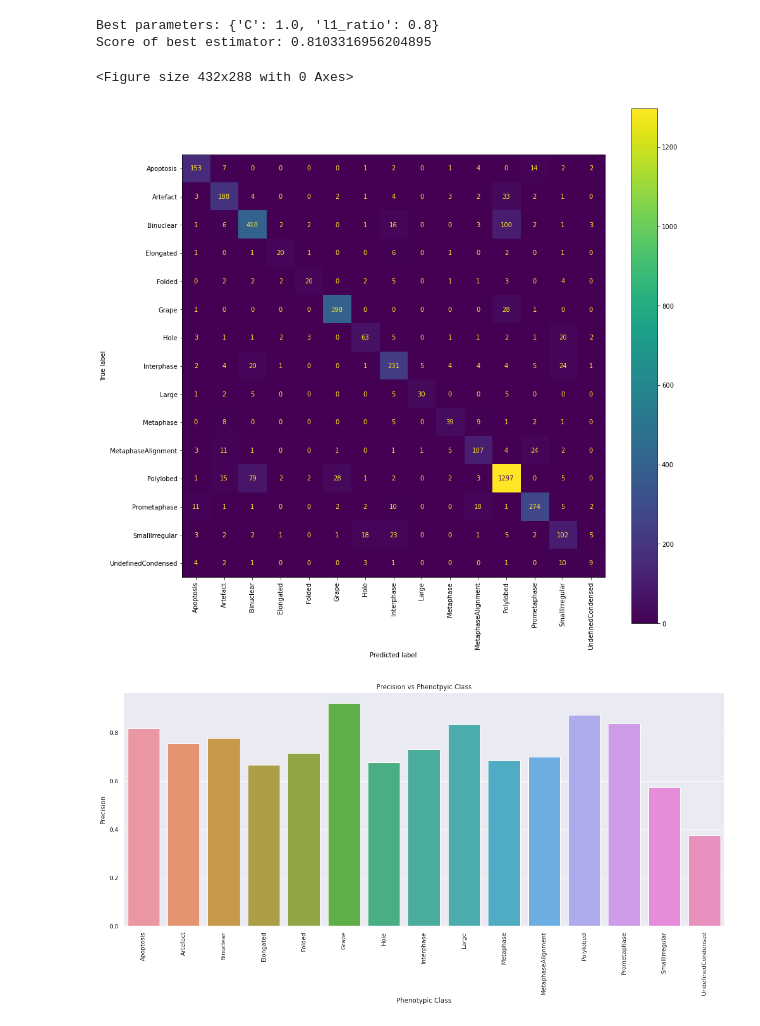
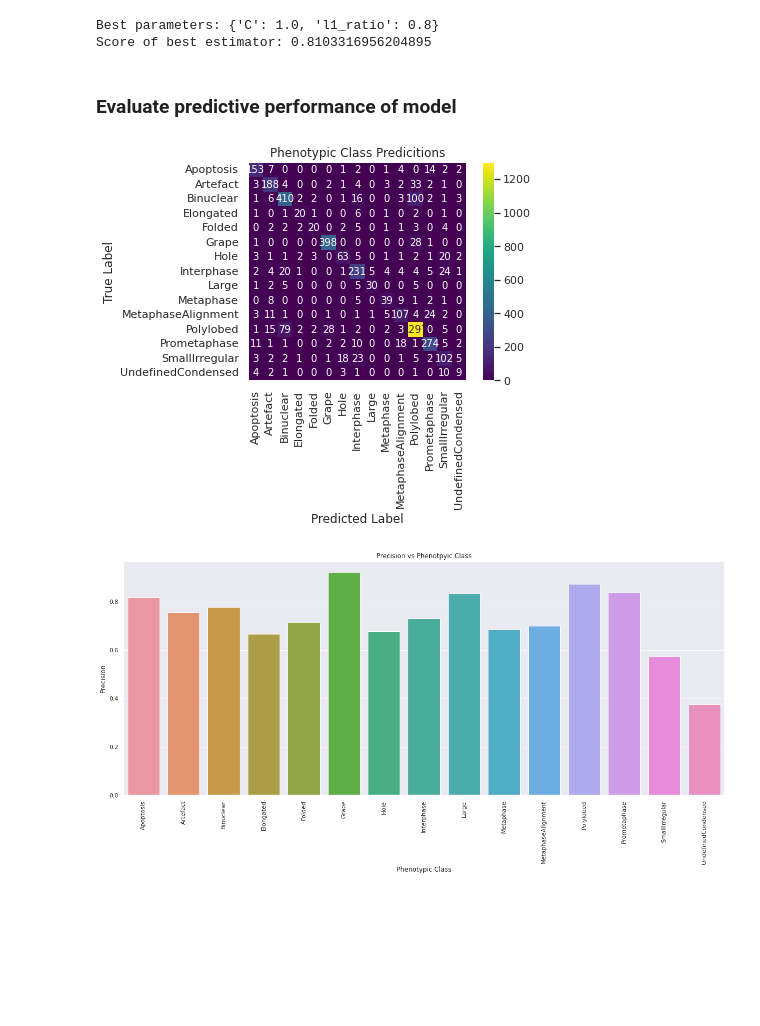
Before and after one commit to WayScience/phenotypic_profiling, a Jupyter notebook: 2.ML_model/DP_model.ipynb, the cells around one changed output. Drawn from its saved outputs; the diff is of its cells as text; code cells hidden in the pictures; blank space fills up the shorter version.

```diff
--- a/2.ML_model/DP_model.ipynb
+++ b/2.ML_model/DP_model.ipynb
@@ -121,23 +127,24 @@ log_reg_model = LogisticRegression(
 # %% [output]
 Best parameters: {'C': 1.0, 'l1_ratio': 0.8}
 Score of best estimator: 0.8103316956204895
+# %% [markdown]
+### Evaluate predictive performance of model
 # %%
 # create confusion matrix for logistic regression model after cross validation
 y_pred = cross_val_predict(log_reg_model, X, y, cv=straified_k_folds, n_jobs=-1)
 conf_mat = confusion_matrix(y, y_pred, labels=grid_search_cv.best_estimator_.classes_)
 
-# display confusion matrix
-plt.clf()
-plt.rcParams["figure.figsize"] = [15, 15]
-disp = ConfusionMatrixDisplay(
-    confusion_matrix=conf_mat, display_labels=grid_search_cv.best_estimator_.classes_
-)
-disp.plot()
-plt.xticks(rotation=90)
-plt.show()
+conf_mat = pd.DataFrame(conf_mat)
+conf_mat.columns = grid_search_cv.best_estimator_.classes_
+conf_mat.index = grid_search_cv.best_estimator_.classes_
-# %% [output]
-<Figure size 432x288 with 0 Axes>
-[figure, removed]
+# %%
+sns.set(rc={"figure.figsize": (15, 15)})
+ax = sns.heatmap(data=conf_mat, annot=True, fmt=".0f", cmap="viridis", square=True)
+ax = plt.xlabel("Predicted Label")
+ax = plt.ylabel("True Label")
+ax = plt.title("Phenotypic Class Predicitions")
+# %% [output]
+[figure, added]
 # %%
 # display precision vs phenotypic class bar chart
 precisions = precision_score(y, y_pred, average=None)
```
Also changed, not shown: parts of 22 cells of this notebook, 7 other files.
